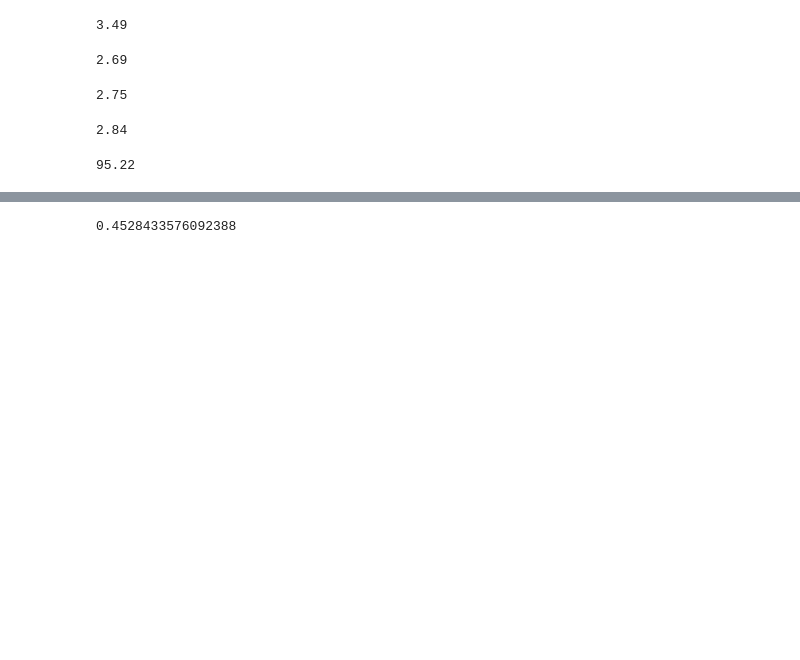
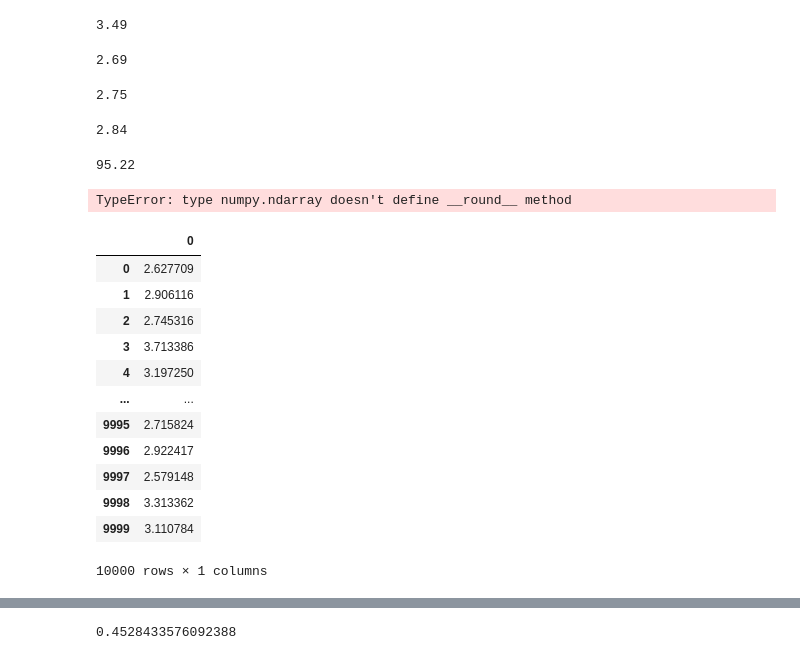
Before and after one commit to malachi-hale/statistics-exercises, a Jupyter notebook: probability_distributions.ipynb, the cells around one changed output, grey strips where cells are left out. Drawn from its saved outputs; the diff is of its cells as text; code cells hidden in the pictures; blank space fills up the shorter version.

```diff
--- a/probability_distributions.ipynb
+++ b/probability_distributions.ipynb
@@ -68,0 +134,21 @@ percentile_gpa
+# %%
+gpa_sample = random.normal(μ, σ, size = 10_000)
+# %% [output]
+TypeError: type numpy.ndarray doesn't define __round__ method
+# %%
+gpa_df = pd.DataFrame(gpa_sample)
+gpa_df
+# %% [output]
+|  | 0 |
+| 0 | 2.627709 |
+| 1 | 2.906116 |
+| 2 | 2.745316 |
+| 3 | 3.713386 |
+| 4 | 3.197250 |
+| ... | ... |
+| 9995 | 2.715824 |
+| 9996 | 2.922417 |
+| 9997 | 2.579148 |
+| 9998 | 3.313362 |
+| 9999 | 3.110784 |
+10000 rows × 1 columns
```
Also changed, not shown: parts of 51 cells of this notebook.
